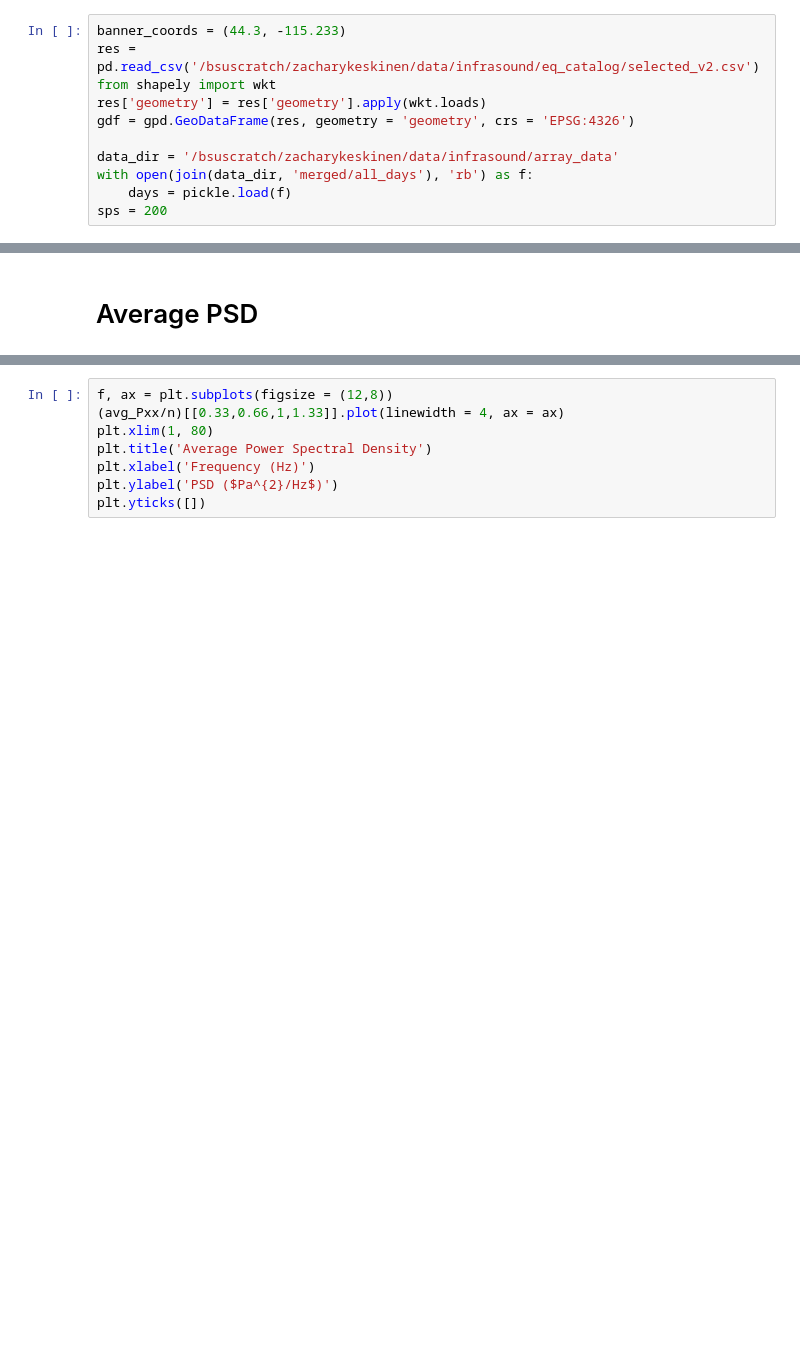
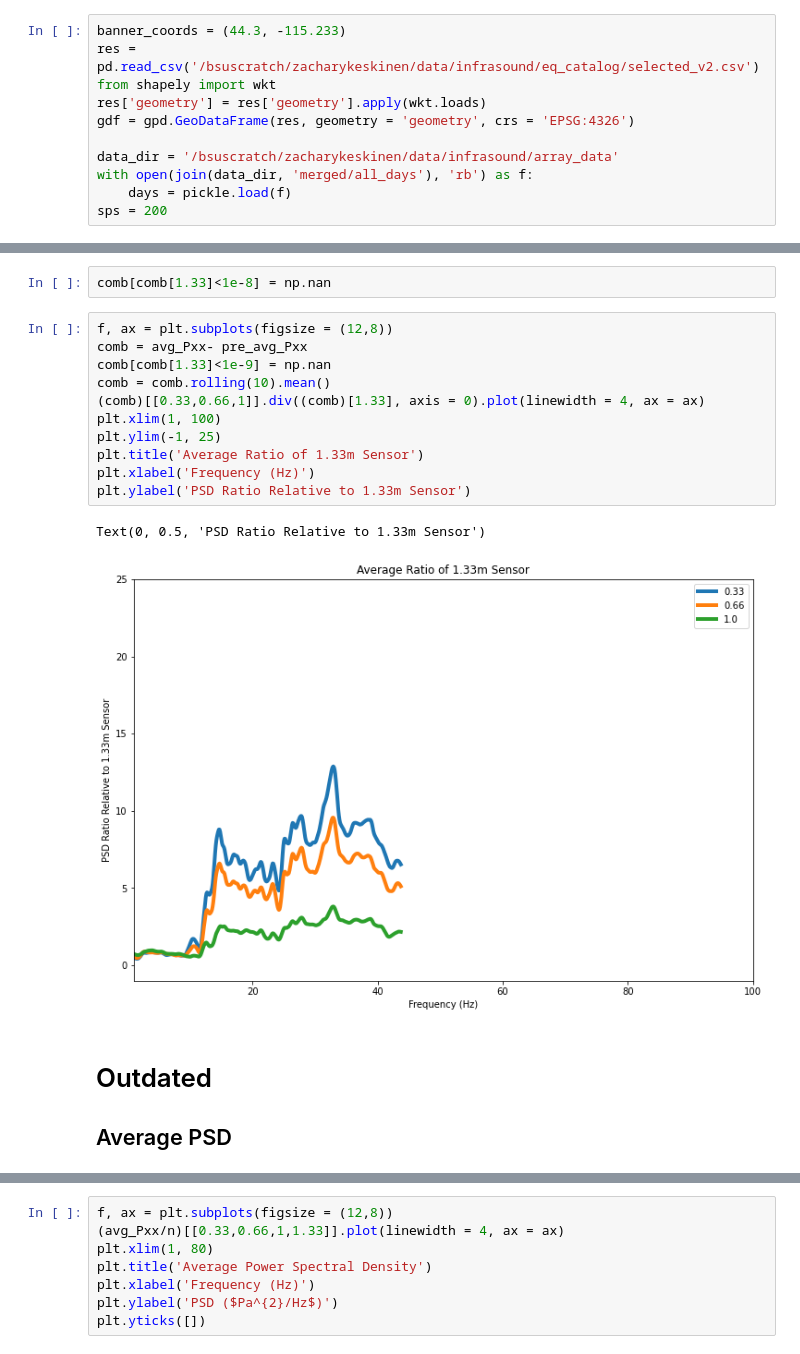
Before and after one commit to ZachHoppinen/infrasound-snow-attenuation, a Jupyter notebook: src/eq_analysis/PSD.ipynb, the cells around one changed output, grey strips where cells are left out. Drawn from its saved outputs; the diff is of its cells as text; blank space fills up the shorter version.

```diff
--- a/src/eq_analysis/PSD.ipynb
+++ b/src/eq_analysis/PSD.ipynb
@@ -24,5 +82,23 @@ sps = 200
+# %%
+comb[comb[1.33]<1e-8] = np.nan
+# %%
+f, ax = plt.subplots(figsize = (12,8))
+comb = avg_Pxx- pre_avg_Pxx
+comb[comb[1.33]<1e-9] = np.nan
+comb = comb.rolling(10).mean()
+(comb)[[0.33,0.66,1]].div((comb)[1.33], axis = 0).plot(linewidth = 4, ax = ax)
+plt.xlim(1, 100)
+plt.ylim(-1, 25)
+plt.title('Average Ratio of 1.33m Sensor')
+plt.xlabel('Frequency (Hz)')
+plt.ylabel('PSD Ratio Relative to 1.33m Sensor')
+# %% [output]
+Text(0, 0.5, 'PSD Ratio Relative to 1.33m Sensor')
+[figure, added]
 # %% [markdown]
-# Average PSD
+# Outdated
+
+## Average PSD
 # %%
 ## This one doesn't normalize by pre PSD to remove sensor self noise
 n = 0
```
Also changed, not shown: parts of 8 cells of this notebook, 2 other files.
